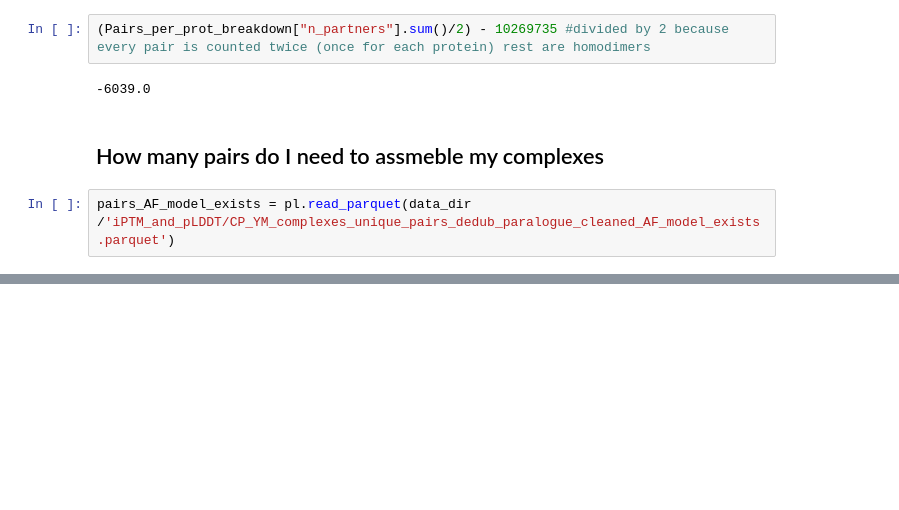
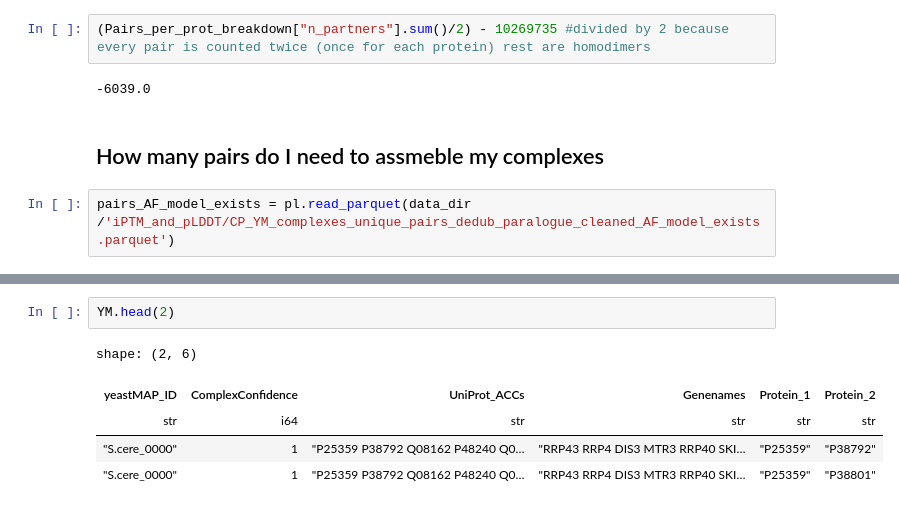
Before and after one commit to Kim-Dammer/master_thesis, a Jupyter notebook: notebooks/08_homomultimers.ipynb, the cells around one changed output, grey strips where cells are left out. Saved outputs shown, nothing was run; the diff lists cells and outputs as text; blank space fills up the shorter version.

```diff
--- a/notebooks/08_homomultimers.ipynb
+++ b/notebooks/08_homomultimers.ipynb
@@ -377,0 +486,8 @@ no_pairs_exist = pairs_AF_model_exists.filter(pl.col("AF_model_exists") == False
+# %%
+YM.head(2)
+# %% [output]
+shape: (2, 6)
+| yeastMAP_ID | ComplexConfidence | UniProt_ACCs | Genenames | Protein_1 | Protein_2 |
+| str | i64 | str | str | str | str |
+| "S.cere_0000" | 1 | "P25359 P38792 Q08162 P48240 Q0… | "RRP43 RRP4 DIS3 MTR3 RRP40 SKI… | "P25359" | "P38792" |
+| "S.cere_0000" | 1 | "P25359 P38792 Q08162 P48240 Q0… | "RRP43 RRP4 DIS3 MTR3 RRP40 SKI… | "P25359" | "P38801" |
```
Also changed, not shown: parts of 12 cells of this notebook, 2 other files.
